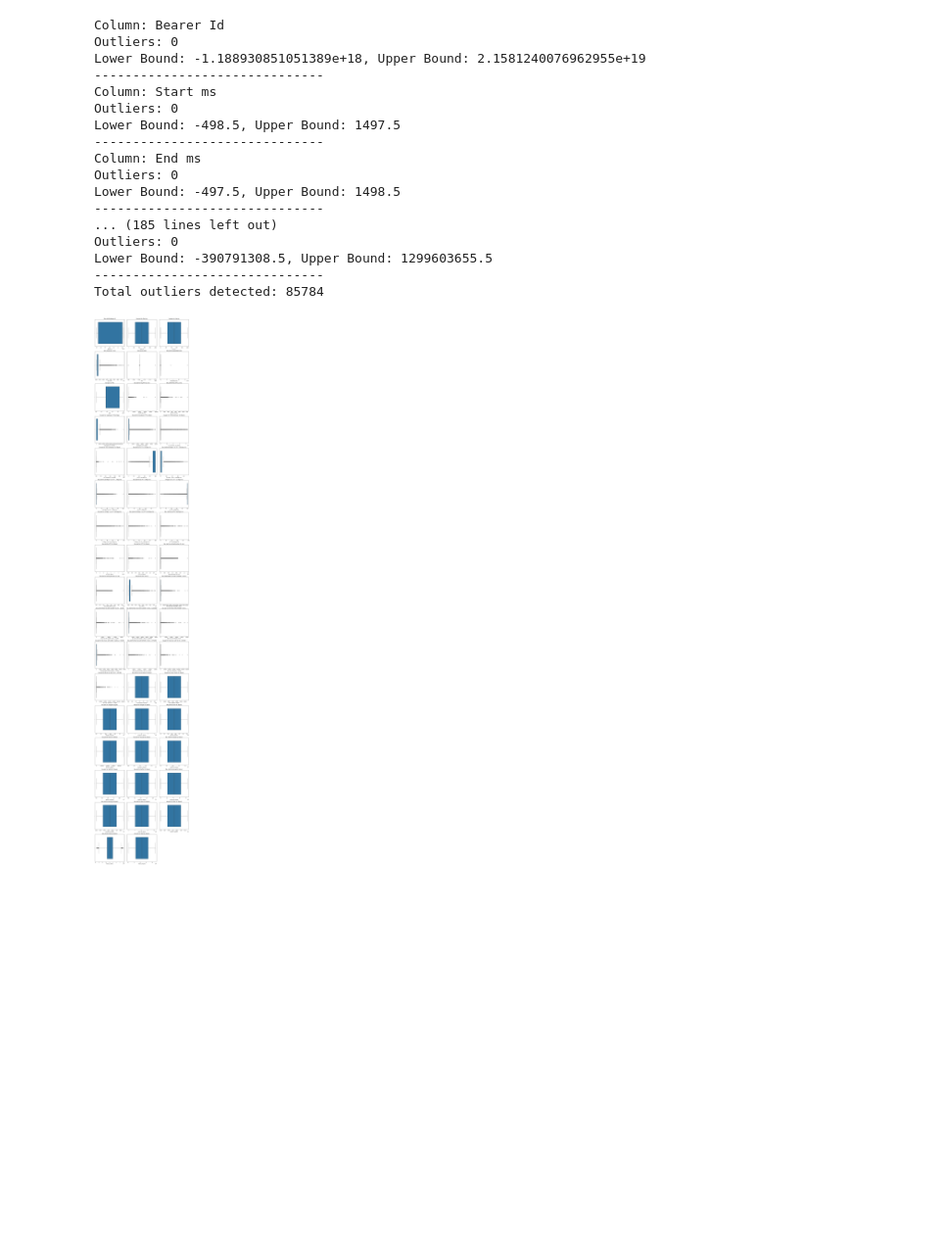
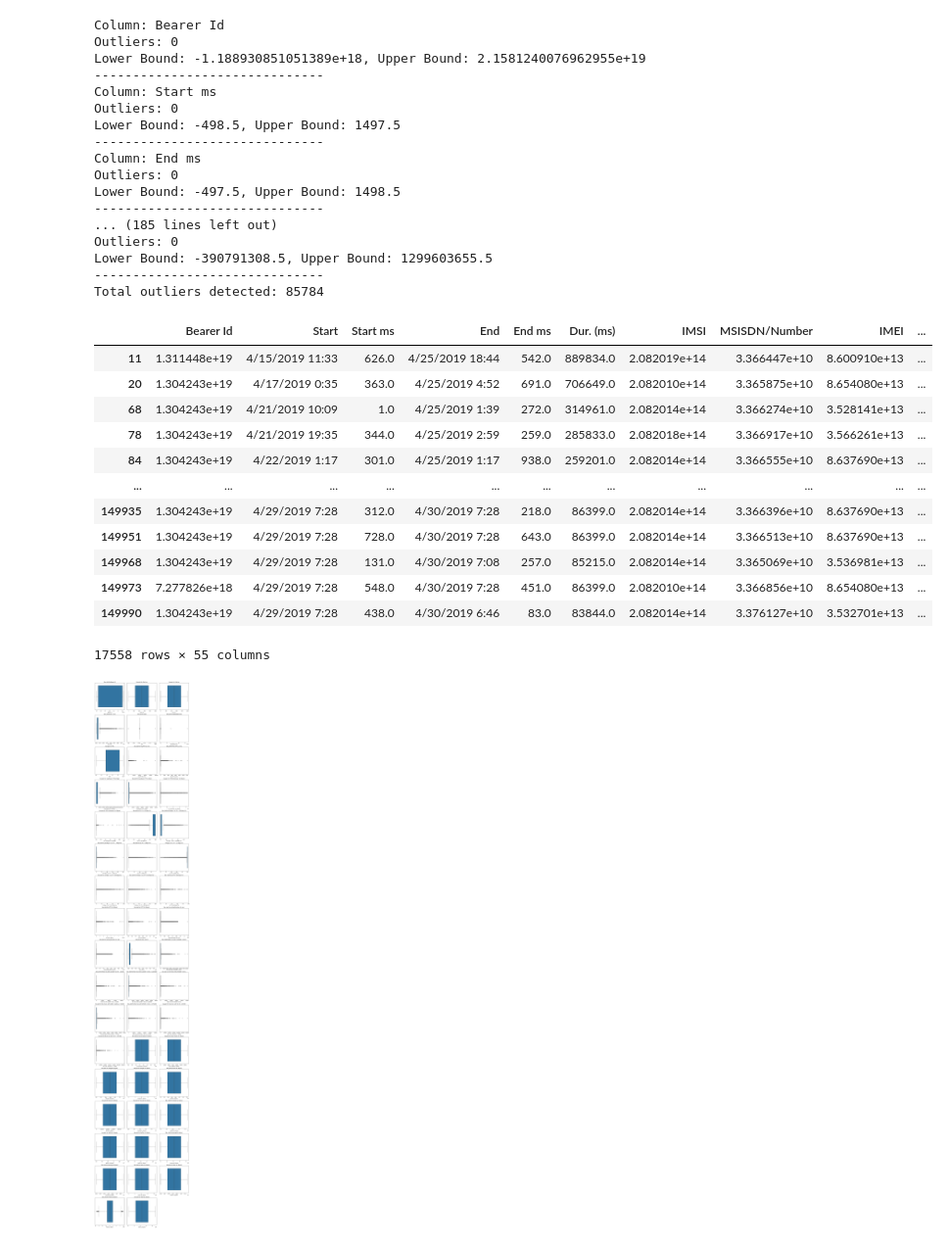
Before and after one commit to Ofgeha-Gelana/TellCo-Telecom-Analysis-Dashboard, a Jupyter notebook: notebooks/try.ipynb, the cells around one changed output. Shown at 98% size. Saved outputs shown, nothing was run; the diff lists cells and outputs as text; code cells hidden in the pictures; blank space fills up the shorter version.

```diff
--- a/notebooks/try.ipynb
+++ b/notebooks/try.ipynb
@@ -264,6 +275,22 @@ Outliers: 0
 Lower Bound: -390791308.5, Upper Bound: 1299603655.5
 ------------------------------
 Total outliers detected: 85784
+# %%
+df_cleaned
+# %% [output]
+|  | Bearer Id | Start | Start ms | End | End ms | Dur. (ms) | IMSI | MSISDN/Number | IMEI | ... |
+| 11 | 1.311448e+19 | 4/15/2019 11:33 | 626.0 | 4/25/2019 18:44 | 542.0 | 889834.0 | 2.082019e+14 | 3.366447e+10 | 8.600910e+13 | ... |
+| 20 | 1.304243e+19 | 4/17/2019 0:35 | 363.0 | 4/25/2019 4:52 | 691.0 | 706649.0 | 2.082010e+14 | 3.365875e+10 | 8.654080e+13 | ... |
+| 68 | 1.304243e+19 | 4/21/2019 10:09 | 1.0 | 4/25/2019 1:39 | 272.0 | 314961.0 | 2.082014e+14 | 3.366274e+10 | 3.528141e+13 | ... |
+| 78 | 1.304243e+19 | 4/21/2019 19:35 | 344.0 | 4/25/2019 2:59 | 259.0 | 285833.0 | 2.082018e+14 | 3.366917e+10 | 3.566261e+13 | ... |
+| 84 | 1.304243e+19 | 4/22/2019 1:17 | 301.0 | 4/25/2019 1:17 | 938.0 | 259201.0 | 2.082014e+14 | 3.366555e+10 | 8.637690e+13 | ... |
+| ... | ... | ... | ... | ... | ... | ... | ... | ... | ... | ... |
+| 149935 | 1.304243e+19 | 4/29/2019 7:28 | 312.0 | 4/30/2019 7:28 | 218.0 | 86399.0 | 2.082014e+14 | 3.366396e+10 | 8.637690e+13 | ... |
+| 149951 | 1.304243e+19 | 4/29/2019 7:28 | 728.0 | 4/30/2019 7:28 | 643.0 | 86399.0 | 2.082014e+14 | 3.366513e+10 | 8.637690e+13 | ... |
+| 149968 | 1.304243e+19 | 4/29/2019 7:28 | 131.0 | 4/30/2019 7:08 | 257.0 | 85215.0 | 2.082014e+14 | 3.365069e+10 | 3.536981e+13 | ... |
+| 149973 | 7.277826e+18 | 4/29/2019 7:28 | 548.0 | 4/30/2019 7:28 | 451.0 | 86399.0 | 2.082010e+14 | 3.366856e+10 | 8.654080e+13 | ... |
+| 149990 | 1.304243e+19 | 4/29/2019 7:28 | 438.0 | 4/30/2019 6:46 | 83.0 | 83844.0 | 2.082014e+14 | 3.376127e+10 | 3.532701e+13 | ... |
+17558 rows × 55 columns
 # %%
 def visualize_outlies(df):
     # Select only the numerical columns
```
Also changed, not shown: parts of 4 cells of this notebook.
